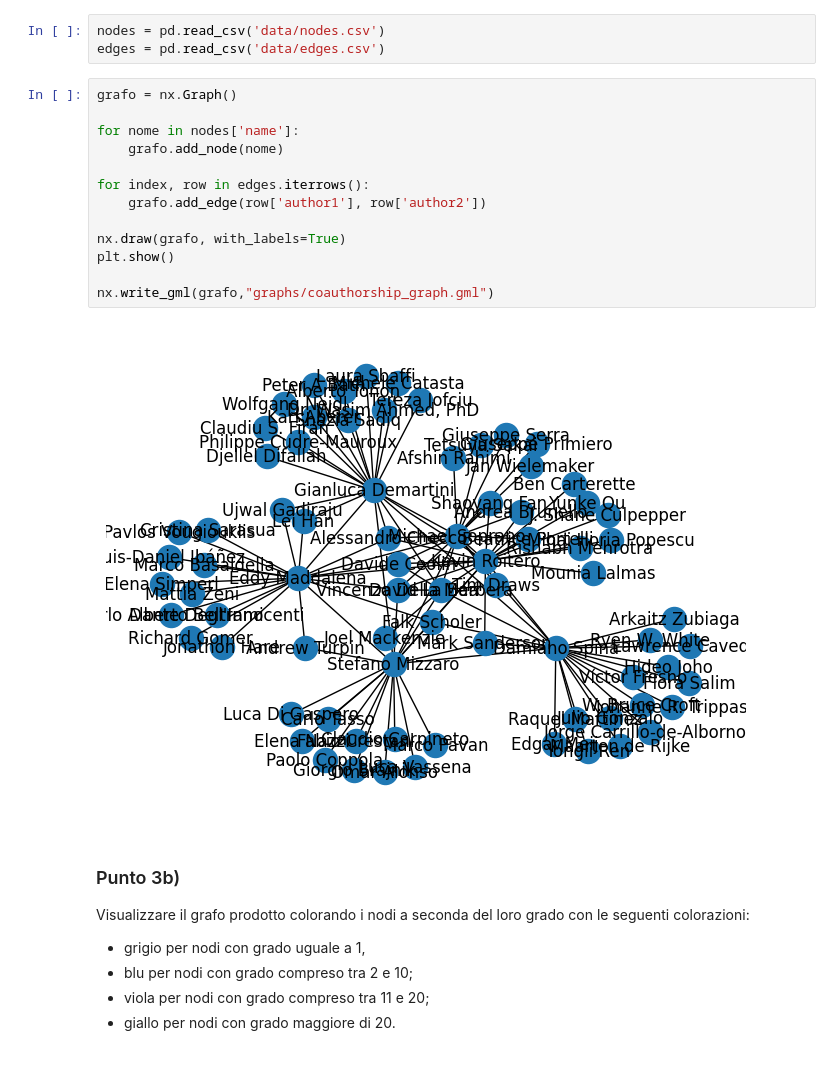
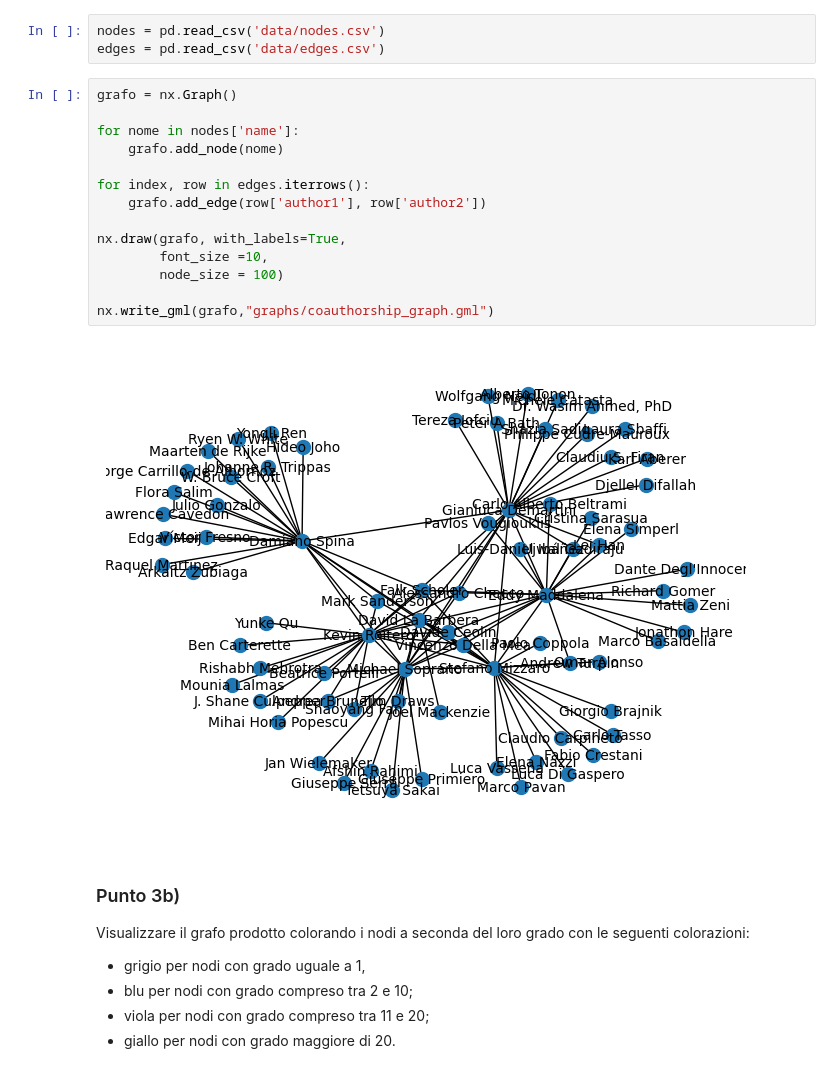
Before and after one commit to g4ix/serpAPI-authors, a Jupyter notebook: progetto-Simeoni_Ramirez_DiNotoMarrella_Pittis.ipynb, the cells around one changed output. Cells and saved outputs as stored; diff of their text form.

```diff
--- a/progetto-Simeoni_Ramirez_DiNotoMarrella_Pittis.ipynb
+++ b/progetto-Simeoni_Ramirez_DiNotoMarrella_Pittis.ipynb
@@ -260,18 +260,19 @@ edges = pd.read_csv('data/edges.csv')
 # %%
 grafo = nx.Graph()
 
 for nome in nodes['name']:
     grafo.add_node(nome)
 
 for index, row in edges.iterrows():
     grafo.add_edge(row['author1'], row['author2'])
 
-nx.draw(grafo, with_labels=True)
-plt.show()
+nx.draw(grafo, with_labels=True,
+        font_size =10,
+        node_size = 100)
 
 nx.write_gml(grafo,"graphs/coauthorship_graph.gml")
 # %% [output]
-[figure, old version]
+[figure, new version]
 # %% [markdown]
 ### Punto 3b)
 Visualizzare il grafo prodotto colorando i nodi a seconda del loro grado con le seguenti colorazioni:
```
Also changed, not shown: parts of 6 cells of this notebook, 21 other files.
